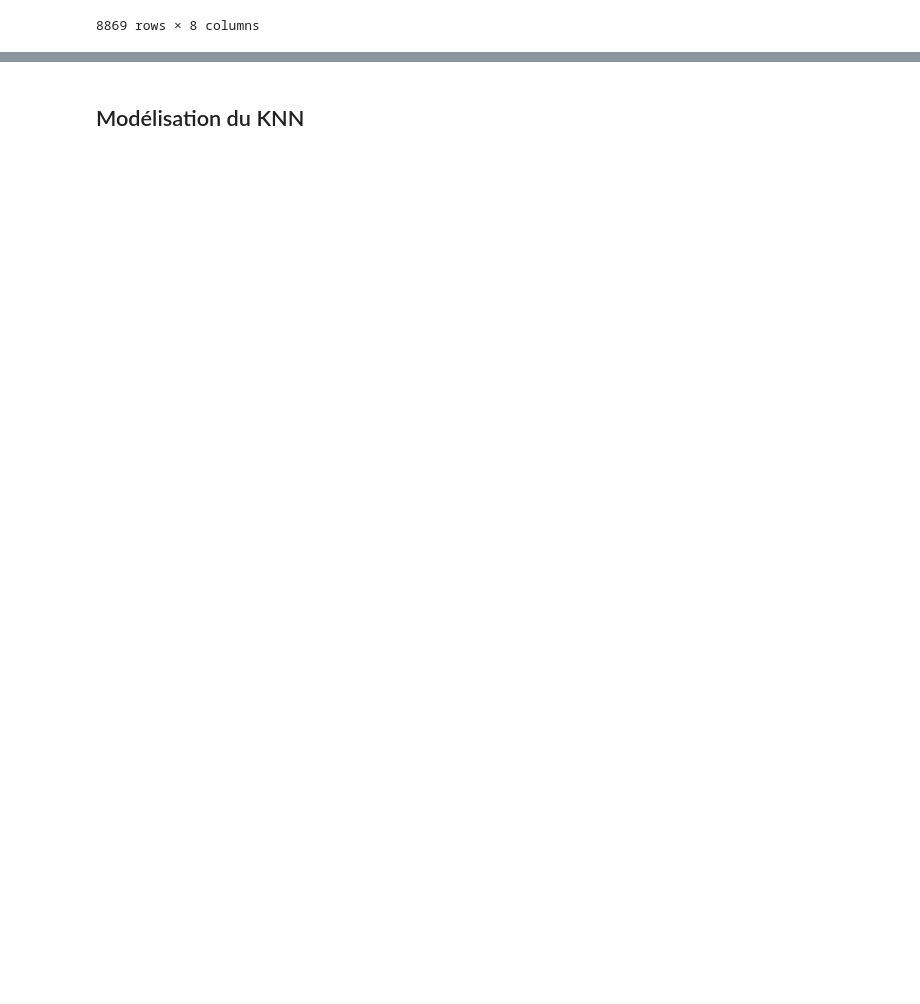
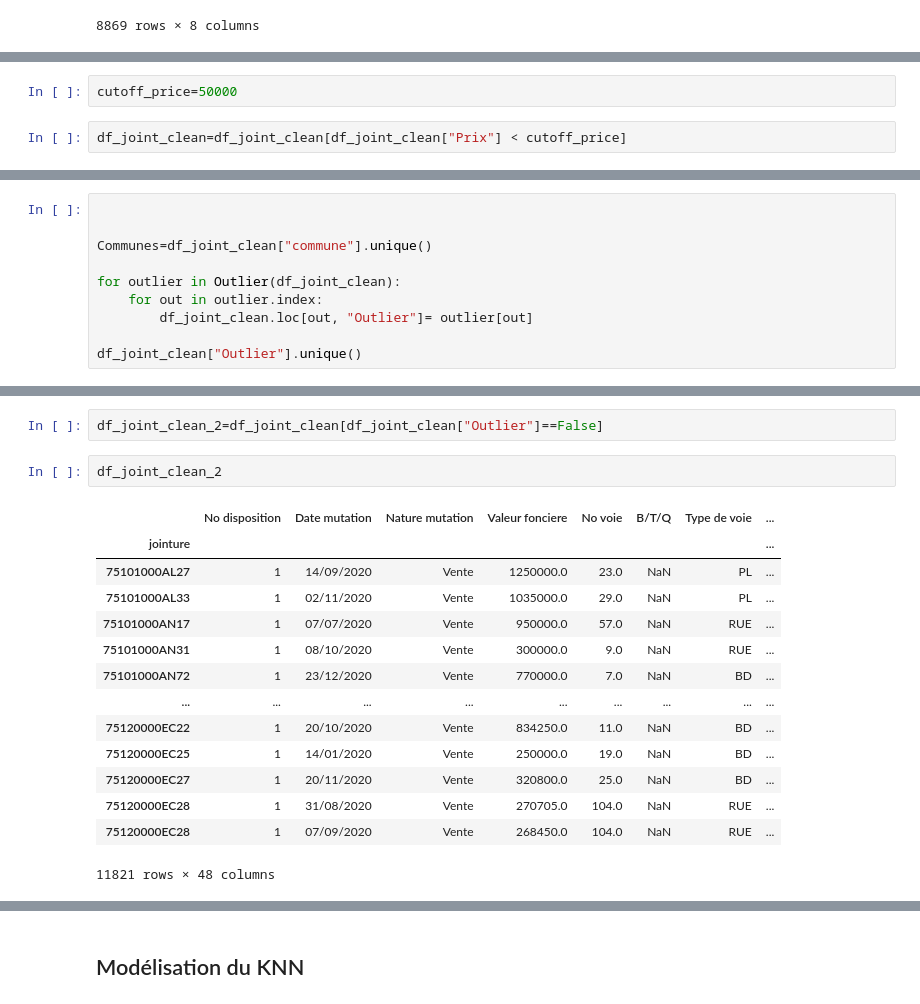
Before and after one commit to SteeveDo/clutering_price_meter_square, a Jupyter notebook: EDA_Immobilier_KNN.ipynb, the cells around one changed output, grey strips where cells are left out. Cells and saved outputs as stored; diff of their text form; blank space fills up the shorter version.

```diff
--- a/EDA_Immobilier_KNN.ipynb
+++ b/EDA_Immobilier_KNN.ipynb
@@ -787,0 +817,4 @@ Le prix des appartements par adresse est quasiment le même et varie très peu e
+# %%
+cutoff_price=50000
+# %%
+df_joint_clean=df_joint_clean[df_joint_clean["Prix"] < cutoff_price]
@@ -787,0 +846,10 @@ Le prix des appartements par adresse est quasiment le même et varie très peu e
+# %%
+
+
+Communes=df_joint_clean["commune"].unique()
+
+for outlier in Outlier(df_joint_clean):
+    for out in outlier.index:
+        df_joint_clean.loc[out, "Outlier"]= outlier[out]
+
+df_joint_clean["Outlier"].unique()
@@ -787,0 +868,19 @@ Le prix des appartements par adresse est quasiment le même et varie très peu e
+# %%
+df_joint_clean_2=df_joint_clean[df_joint_clean["Outlier"]==False]
+# %%
+df_joint_clean_2
+# %% [output]
+|  | No disposition | Date mutation | Nature mutation | Valeur fonciere | No voie | B/T/Q | Type de voie | ... |
+| jointure |  |  |  |  |  |  |  | ... |
+| 75101000AL27 | 1 | 14/09/2020 | Vente | 1250000.0 | 23.0 | NaN | PL | ... |
+| 75101000AL33 | 1 | 02/11/2020 | Vente | 1035000.0 | 29.0 | NaN | PL | ... |
+| 75101000AN17 | 1 | 07/07/2020 | Vente | 950000.0 | 57.0 | NaN | RUE | ... |
+| 75101000AN31 | 1 | 08/10/2020 | Vente | 300000.0 | 9.0 | NaN | RUE | ... |
+| 75101000AN72 | 1 | 23/12/2020 | Vente | 770000.0 | 7.0 | NaN | BD | ... |
+| ... | ... | ... | ... | ... | ... | ... | ... | ... |
+| 75120000EC22 | 1 | 20/10/2020 | Vente | 834250.0 | 11.0 | NaN | BD | ... |
+| 75120000EC25 | 1 | 14/01/2020 | Vente | 250000.0 | 19.0 | NaN | BD | ... |
+| 75120000EC27 | 1 | 20/11/2020 | Vente | 320800.0 | 25.0 | NaN | BD | ... |
+| 75120000EC28 | 1 | 31/08/2020 | Vente | 270705.0 | 104.0 | NaN | RUE | ... |
+| 75120000EC28 | 1 | 07/09/2020 | Vente | 268450.0 | 104.0 | NaN | RUE | ... |
+11821 rows × 48 columns
```
Also changed, not shown: parts of 34 cells of this notebook.
